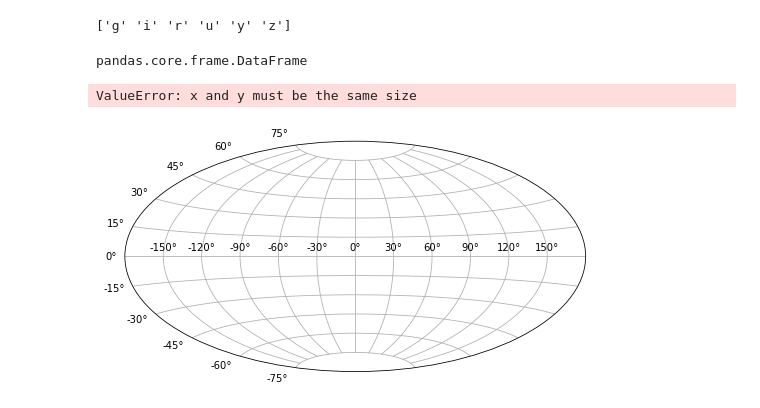
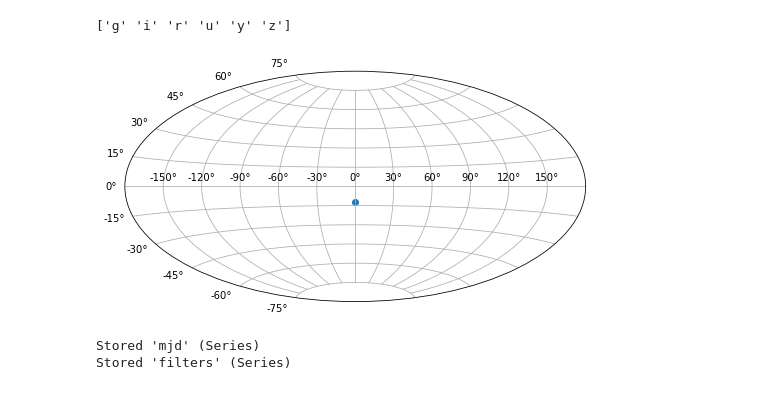
Before and after one commit to RobFirth/LSST_tools, a Jupyter notebook: opsimout/notebooks/OpSim_outputs_notebook.ipynb, the cells around one changed output. Cells and saved outputs as stored; diff of their text form; code cells hidden in the pictures.

```diff
--- a/opsimout/notebooks/OpSim_outputs_notebook.ipynb
+++ b/opsimout/notebooks/OpSim_outputs_notebook.ipynb
@@ -36,7 +36,8 @@ time taken =  3.8699450492858887
 # %%
-# opsimdf = pd.read_sql_query('SELECT * FROM Summary WHERE night = 1000', engine)
+# opsimdf = pd.read_sql_query('SELECT * FROM Summary WHERE night < 366', engine)
+opsimdf = pd.read_sql_query('SELECT * FROM Summary WHERE fieldID == 2061', engine)
 # opsimdf = pd.read_sql_query('SELECT * FROM Summary WHERE night < 731 AND night > 365', engine)
-opsimdf = pd.read_sql_query('SELECT * FROM Summary', engine)
+# opsimdf = pd.read_sql_query('SELECT * FROM Summary', engine)
 # %%
 ddf = opsimdf.query('propID > 0') ## 56 is DDF
 filters = np.unique(ddf["filter"])
@@ -48,21 +47,27 @@ print(filters)
-# %%
-type(ddf)
-# %% [output]
-pandas.core.frame.DataFrame
+# %%
+fig = plt.figure(figsize=[8, 4])
+
+fig.subplots_adjust(left = 0.01, bottom = 0.05, top = 0.85, right = 0.99, hspace=0, wspace = 0)
+ax = fig.add_subplot(111, projection="aitoff")
+ax.grid(True)
+
+for fieldID in ddf["fieldID"].unique():
+    working_df = ddf.query("fieldID == "+str(fieldID))
+#     print([working_df)
+    ax.scatter(working_df["fieldRA"][0], working_df["fieldDec"][0])
+# %% [output]
+[figure, added]
+# %%
+mjd = ddf["expMJD"]
+%store mjd
+filters = ddf["filter"]
+%store filters
+# %% [output]
+Stored 'mjd' (Series)
+Stored 'filters' (Series)
 # %%
 import astropy.coordinates as coord
 import astropy.units as u
 from astropy.coordinates import SkyCoord
 from astropy.coordinates import ICRS, Galactic, FK4, FK5  # Low-level frames
 from astropy.coordinates import Angle, Latitude, Longitude  # Angles
-# %%
-fig = plt.figure(figsize=[8, 4])
-
-fig.subplots_adjust(left = 0.01, bottom = 0.05, top = 0.85, right = 0.99, hspace=0, wspace = 0)
-ax = fig.add_subplot(111, projection="aitoff")
-ax.grid(True)
-
-ax.scatter(ddf["fieldRA"].unique(), ddf["fieldDec"].unique())
-# %% [output]
-ValueError: x and y must be the same size
-[figure, removed]
```
Also changed, not shown: parts of 3 cells of this notebook.
